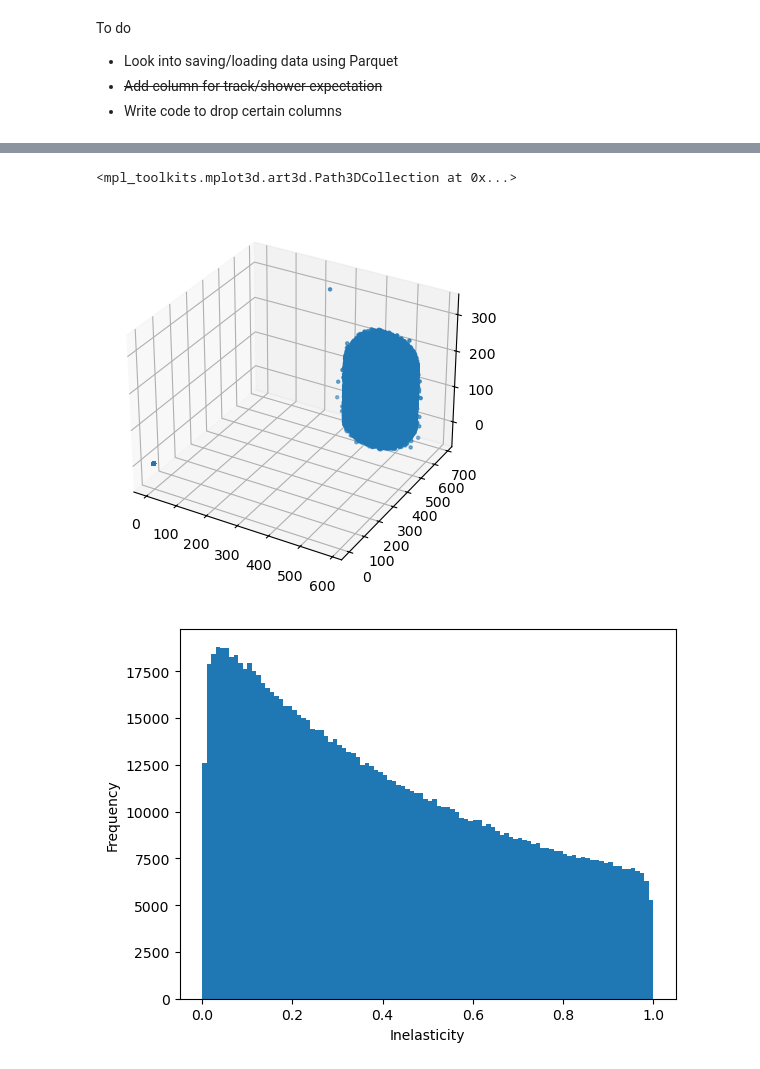
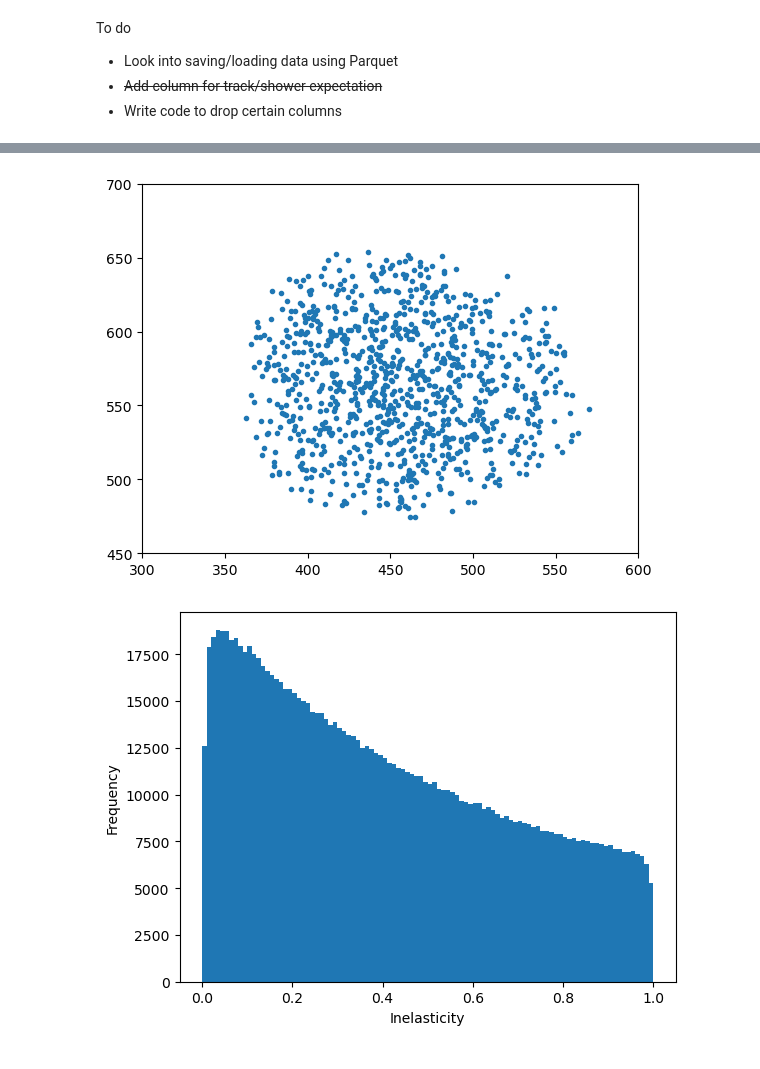
Before and after one commit to Novahot-Or-Not/pcqi-project, a Jupyter notebook: Sandbox.ipynb, the cells around one changed output, grey strips where cells are left out. Saved outputs shown, nothing was run; the diff lists cells and outputs as text; code cells hidden in the pictures.

Commit message:
Analysed the distribution of the track positions in the x-y plane

```diff
--- a/Sandbox.ipynb
+++ b/Sandbox.ipynb
@@ -23,11 +46,11 @@ dataframe["Is shower?"] = dataframe.apply(is_shower, axis=1)
 # %%
 fig = plt.figure()
-ax = fig.add_subplot(projection="3d")
-ax.scatter(dataframe["Track x-position"], dataframe["Track y-position"], dataframe["Track z-position"], marker=".")
+ax = fig.add_subplot()
+ax.scatter(dataframe["Track x-position"], dataframe["Track y-position"], marker=".")
+ax.axis(xmin = 300, xmax = 600, ymin= 450, ymax = 700)
 fig.show()
 # %% [output]
-<mpl_toolkits.mplot3d.art3d.Path3DCollection at 0x...>
-[figure, old version]
+[figure, new version]
 # %%
 dataframe['Inelasticity'].plot.hist(bins=100, xlabel='Inelasticity')
 plt.show()
```
Also changed, not shown: parts of 2 cells of this notebook.
